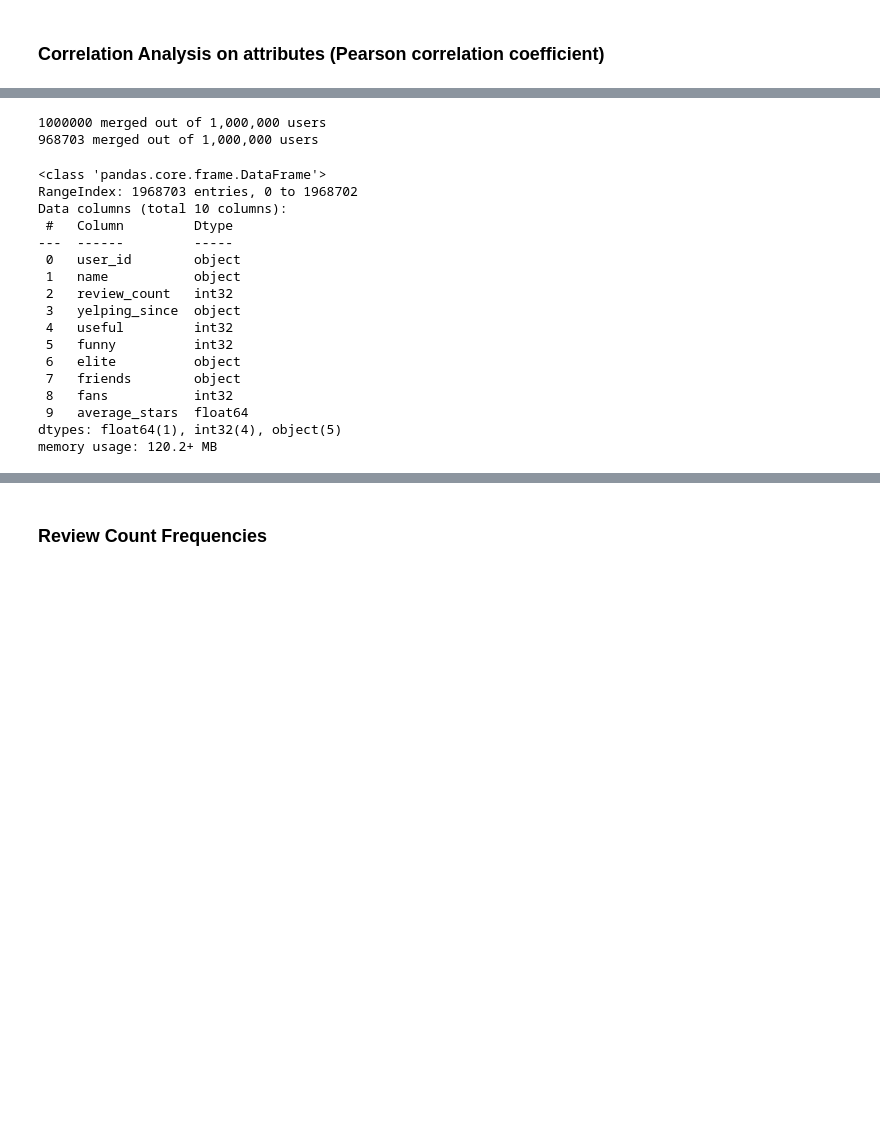
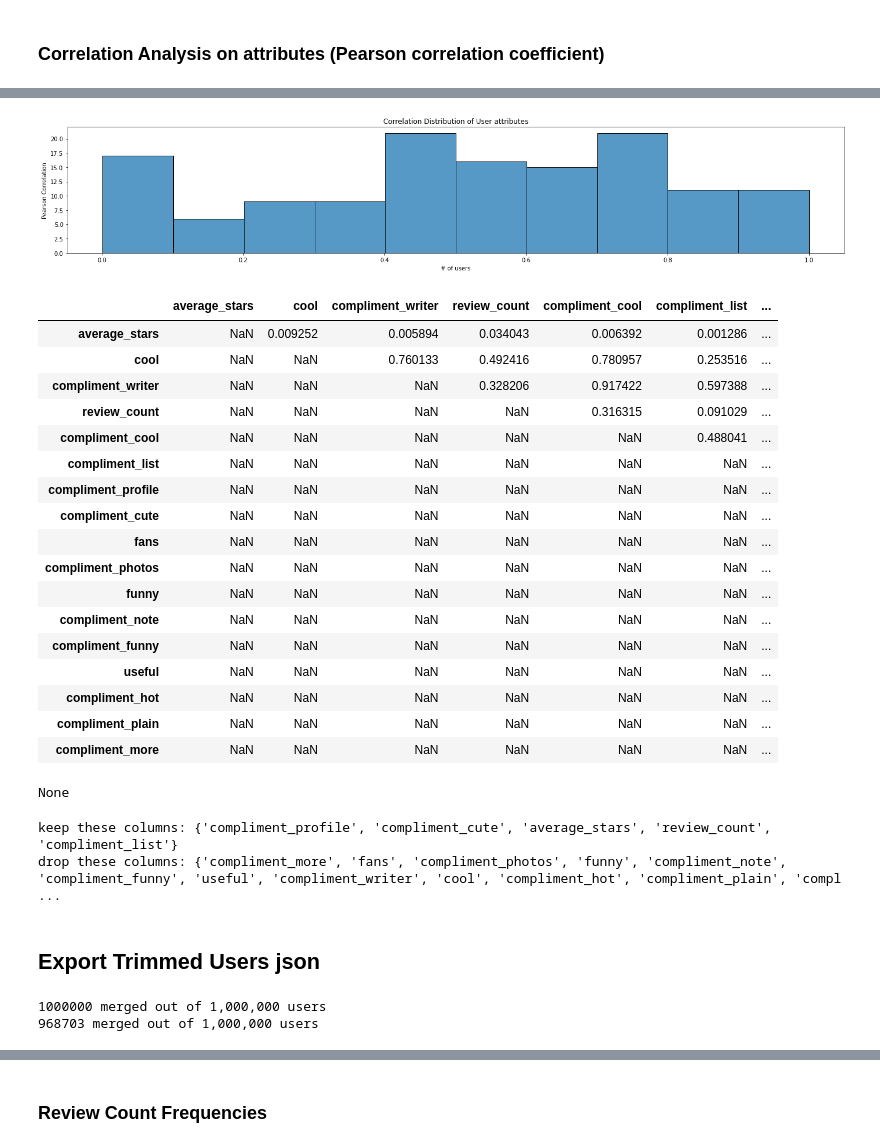
Before and after one commit to danieljbae/CS-4502-Project, a Jupyter notebook: Preprocessing/Data Reduction/DataReduction_Users.ipynb, the cells around one changed output, grey strips where cells are left out. Saved outputs shown, nothing was run; the diff lists cells and outputs as text; code cells hidden in the pictures; blank space fills up the shorter version.

```diff
--- a/Preprocessing/Data Reduction/DataReduction_Users.ipynb
+++ b/Preprocessing/Data Reduction/DataReduction_Users.ipynb
@@ -109,3 +114,53 @@ dropUserAtrributes = ['cool','compliment_hot', 'compliment_more', 'compliment_pr
+# %%
+# source: https://stackoverflow.com/questions/41128456/pandas-filter-across-all-columns
+
+
+# Remove duplicate attribute pairs in symmetric matrix
+corr_triu = corr.where(~np.tril(np.ones(corr.shape)).astype(bool))
+corr_triu_stacked = corr_triu.stack()
+
+
+fig, (ax1) = plt.subplots(1,1,figsize=(24,4))
+sns.histplot(corr_triu_stacked, bins=10, ax=ax1)
+ax1.set(title=f'Correlation Distribution of User attributes', xlabel='# of users', ylabel='Pearson Correlation')
+display(corr_triu,plt.show())
+# %% [output]
+[figure, added]
+|  | average_stars | cool | compliment_writer | review_count | compliment_cool | compliment_list | ... |
+| average_stars | NaN | 0.009252 | 0.005894 | 0.034043 | 0.006392 | 0.001286 | ... |
+| cool | NaN | NaN | 0.760133 | 0.492416 | 0.780957 | 0.253516 | ... |
+| compliment_writer | NaN | NaN | NaN | 0.328206 | 0.917422 | 0.597388 | ... |
+| review_count | NaN | NaN | NaN | NaN | 0.316315 | 0.091029 | ... |
+| compliment_cool | NaN | NaN | NaN | NaN | NaN | 0.488041 | ... |
+| compliment_list | NaN | NaN | NaN | NaN | NaN | NaN | ... |
+| compliment_profile | NaN | NaN | NaN | NaN | NaN | NaN | ... |
+| compliment_cute | NaN | NaN | NaN | NaN | NaN | NaN | ... |
+| fans | NaN | NaN | NaN | NaN | NaN | NaN | ... |
+| compliment_photos | NaN | NaN | NaN | NaN | NaN | NaN | ... |
+| funny | NaN | NaN | NaN | NaN | NaN | NaN | ... |
+| compliment_note | NaN | NaN | NaN | NaN | NaN | NaN | ... |
+| compliment_funny | NaN | NaN | NaN | NaN | NaN | NaN | ... |
+| useful | NaN | NaN | NaN | NaN | NaN | NaN | ... |
+| compliment_hot | NaN | NaN | NaN | NaN | NaN | NaN | ... |
+| compliment_plain | NaN | NaN | NaN | NaN | NaN | NaN | ... |
+| compliment_more | NaN | NaN | NaN | NaN | NaN | NaN | ... |
+None
+# %%
+# Remove redundant pairs denoted by high correlation (pearson score < .20 )
+keepPairs = {key:val for key,val in corr_triu_stacked.items() if (val < .25)}
+
+keepCols = set()
+for pair,val in keepPairs.items():
+    keepCols.add(pair[0])
+dropUserAtrributes = pottentialCols - keepCols
+
+print(f"keep these columns: {keepCols}")
+print(f"drop these columns: {dropUserAtrributes}")
+# %% [output]
+keep these columns: {'compliment_profile', 'compliment_cute', 'average_stars', 'review_count', 'compliment_list'}
+drop these columns: {'compliment_more', 'fans', 'compliment_photos', 'funny', 'compliment_note', 'compliment_funny', 'useful', 'compliment_writer', 'cool', 'compliment_hot', 'compliment_plain', 'compl ...
+# %% [markdown]
+## Export Trimmed Users json
 # %%
 chunksize = 1000000
 userReader = pd.read_json(filePaths['users'], lines=True,
@@ -134,20 +187,0 @@ dfUsers = pd.concat(chunk_list, ignore_index=True, axis=0)
-# %%
-dfUsers.info()
-# %% [output]
-<class 'pandas.core.frame.DataFrame'>
-RangeIndex: 1968703 entries, 0 to 1968702
-Data columns (total 10 columns):
- #   Column         Dtype
----  ------         -----
- 0   user_id        object
- 1   name           object
- 2   review_count   int32
- 3   yelping_since  object
- 4   useful         int32
- 5   funny          int32
- 6   elite          object
- 7   friends        object
- 8   fans           int32
- 9   average_stars  float64
-dtypes: float64(1), int32(4), object(5)
-memory usage: 120.2+ MB
```
Also changed, not shown: parts of 25 cells of this notebook.
